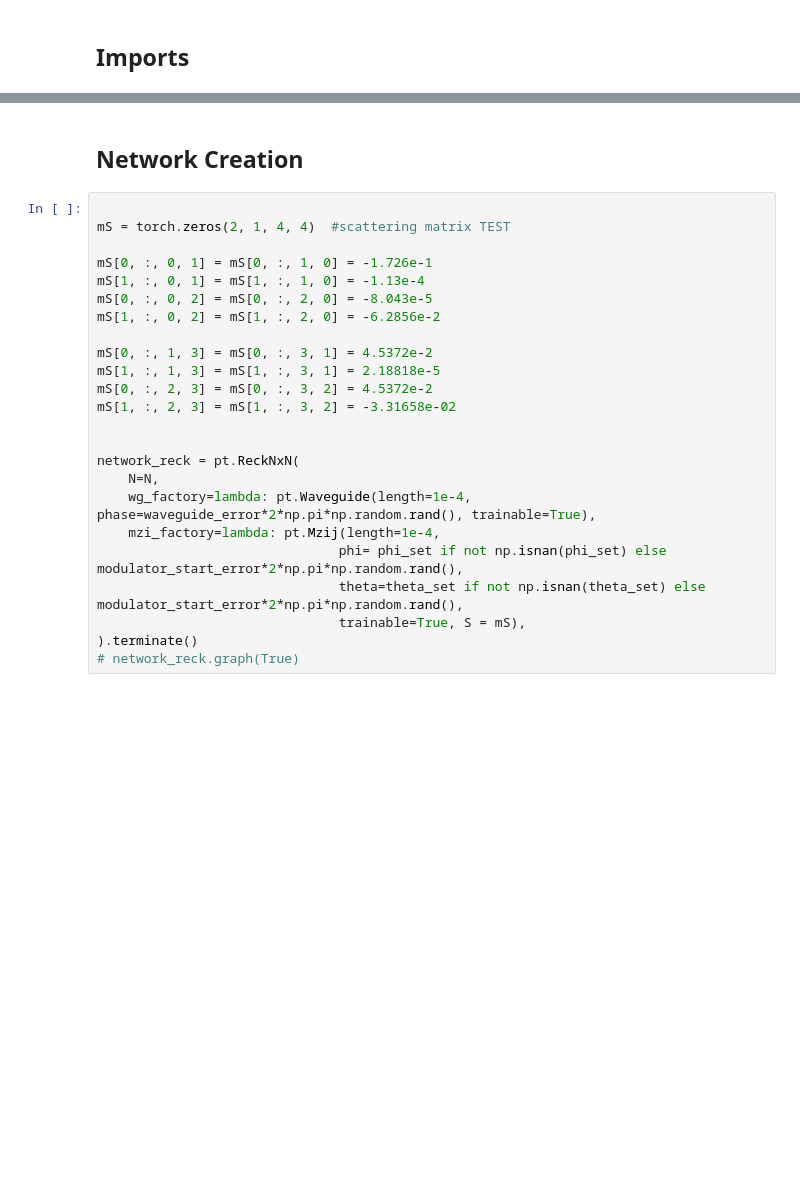
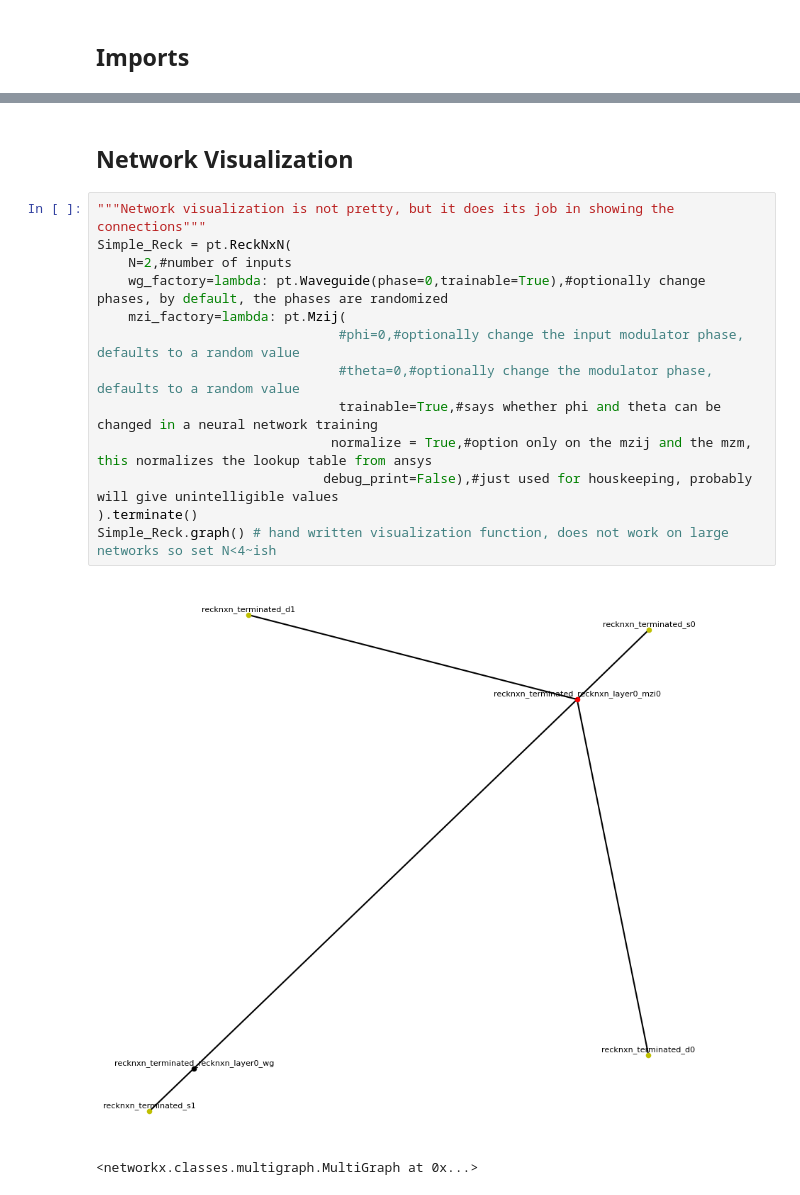
Before and after one commit to johngagnon-vt/photontorch, a Jupyter notebook: frontend.ipynb, the cells around one changed output, grey strips where cells are left out. Drawn from its saved outputs; the diff is of its cells as text; blank space fills up the shorter version.

```diff
--- a/frontend.ipynb
+++ b/frontend.ipynb
@@ -57,26 +61,18 @@ all_high_input = torch.ones(N, names=["s"]) / np.sqrt(N) # Source tensors with l
 # %% [markdown]
-## Network Creation
+## Network Visualization
-# %%
-
-mS = torch.zeros(2, 1, 4, 4)  #scattering matrix TEST
-
-mS[0, :, 0, 1] = mS[0, :, 1, 0] = -1.726e-1
-mS[1, :, 0, 1] = mS[1, :, 1, 0] = -1.13e-4
-mS[0, :, 0, 2] = mS[0, :, 2, 0] = -8.043e-5
-mS[1, :, 0, 2] = mS[1, :, 2, 0] = -6.2856e-2
-
-mS[0, :, 1, 3] = mS[0, :, 3, 1] = 4.5372e-2
-mS[1, :, 1, 3] = mS[1, :, 3, 1] = 2.18818e-5
-mS[0, :, 2, 3] = mS[0, :, 3, 2] = 4.5372e-2
-mS[1, :, 2, 3] = mS[1, :, 3, 2] = -3.31658e-02
-
-
-network_reck = pt.ReckNxN(
-    N=N,
-    wg_factory=lambda: pt.Waveguide(length=1e-4, phase=waveguide_error*2*np.pi*np.random.rand(), trainable=True),
-    mzi_factory=lambda: pt.Mzij(length=1e-4,
-                               phi= phi_set if not np.isnan(phi_set) else modulator_start_error*2*np.pi*np.random.rand(),
-                               theta=theta_set if not np.isnan(theta_set) else modulator_start_error*2*np.pi*np.random.rand(),
-                               trainable=True, S = mS),
-).terminate()
-# network_reck.graph(True)
+# %%
+"""Network visualization is not pretty, but it does its job in showing the connections"""
+Simple_Reck = pt.ReckNxN(
+    N=2,#number of inputs
+    wg_factory=lambda: pt.Waveguide(phase=0,trainable=True),#optionally change phases, by default, the phases are randomized
+    mzi_factory=lambda: pt.Mzij(
+                               #phi=0,#optionally change the input modulator phase, defaults to a random value
+                               #theta=0,#optionally change the modulator phase, defaults to a random value
+                               trainable=True,#says whether phi and theta can be changed in a neural network training
+                              normalize = True,#option only on the mzij and the mzm, this normalizes the lookup table from ansys
+                             debug_print=False),#just used for houskeeping, probably will give unintelligible values
+).terminate()
+Simple_Reck.graph() # hand written visualization function, does not work on large networks so set N<4~ish
+# %% [output]
+[figure, added]
+<networkx.classes.multigraph.MultiGraph at 0x...>
```
Also changed, not shown: parts of 17 cells of this notebook, 39 other files.
